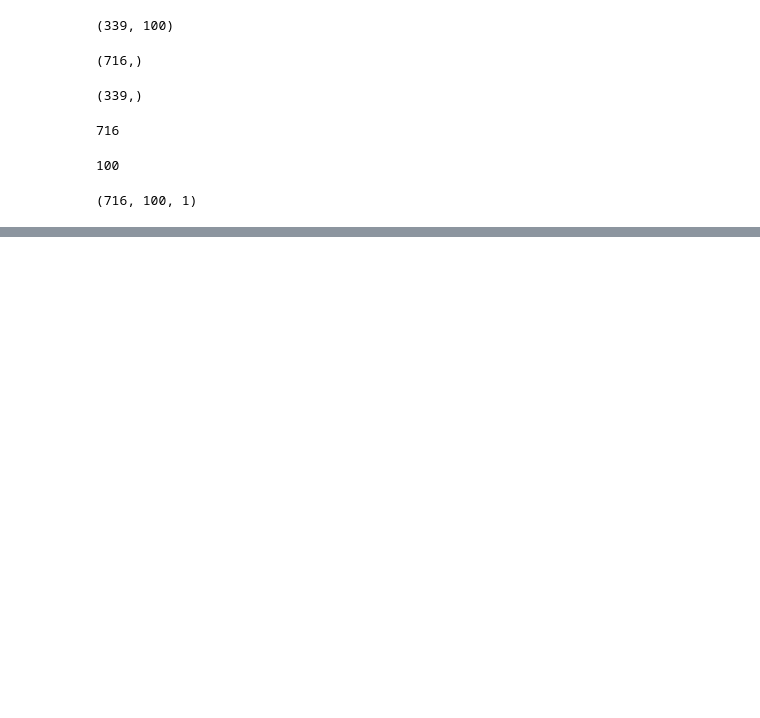
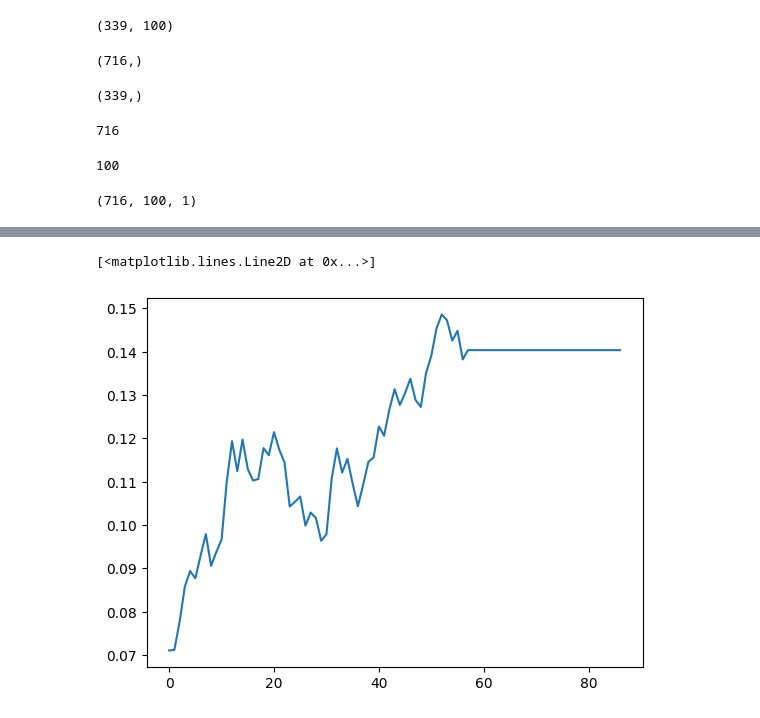
Before and after one commit to rkp74/Stock_Price_Prediction_using_LSTM, a Jupyter notebook: Stock_Market_Prediction_And_Forecasting_using_stacked_LSTM.ipynb, the cells around one changed output, grey strips where cells are left out. Drawn from its saved outputs; the diff is of its cells as text; code cells hidden in the pictures; blank space fills up the shorter version.

```diff
--- a/Stock_Market_Prediction_And_Forecasting_using_stacked_LSTM.ipynb
+++ b/Stock_Market_Prediction_And_Forecasting_using_stacked_LSTM.ipynb
@@ -158,0 +333,7 @@ X_train.shape
+# %%
+df3 = df1.tolist()
+df3.extend(First_output)
+plt.plot(df3[1200:])
+# %% [output]
+[<matplotlib.lines.Line2D at 0x...>]
+[figure, added]
```
Also changed, not shown: parts of 29 cells of this notebook.
